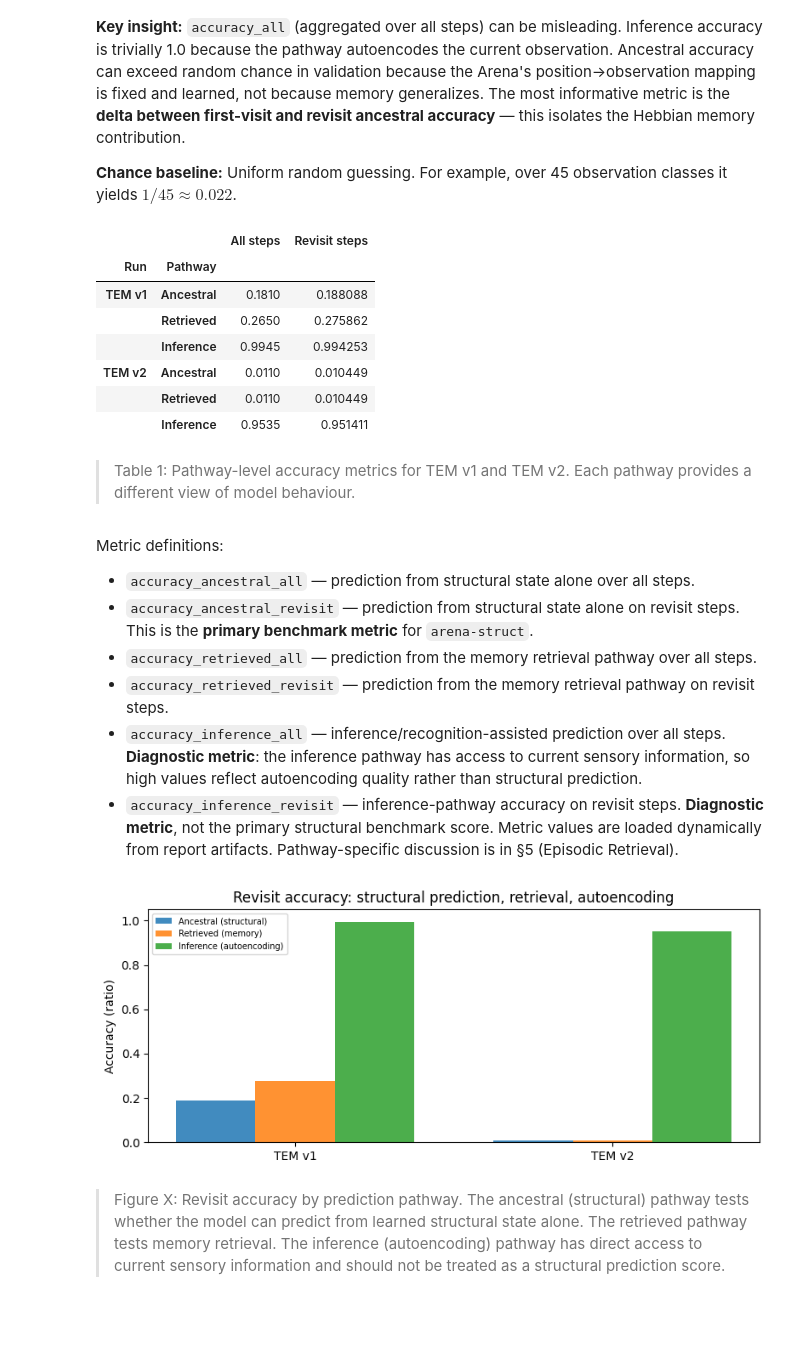
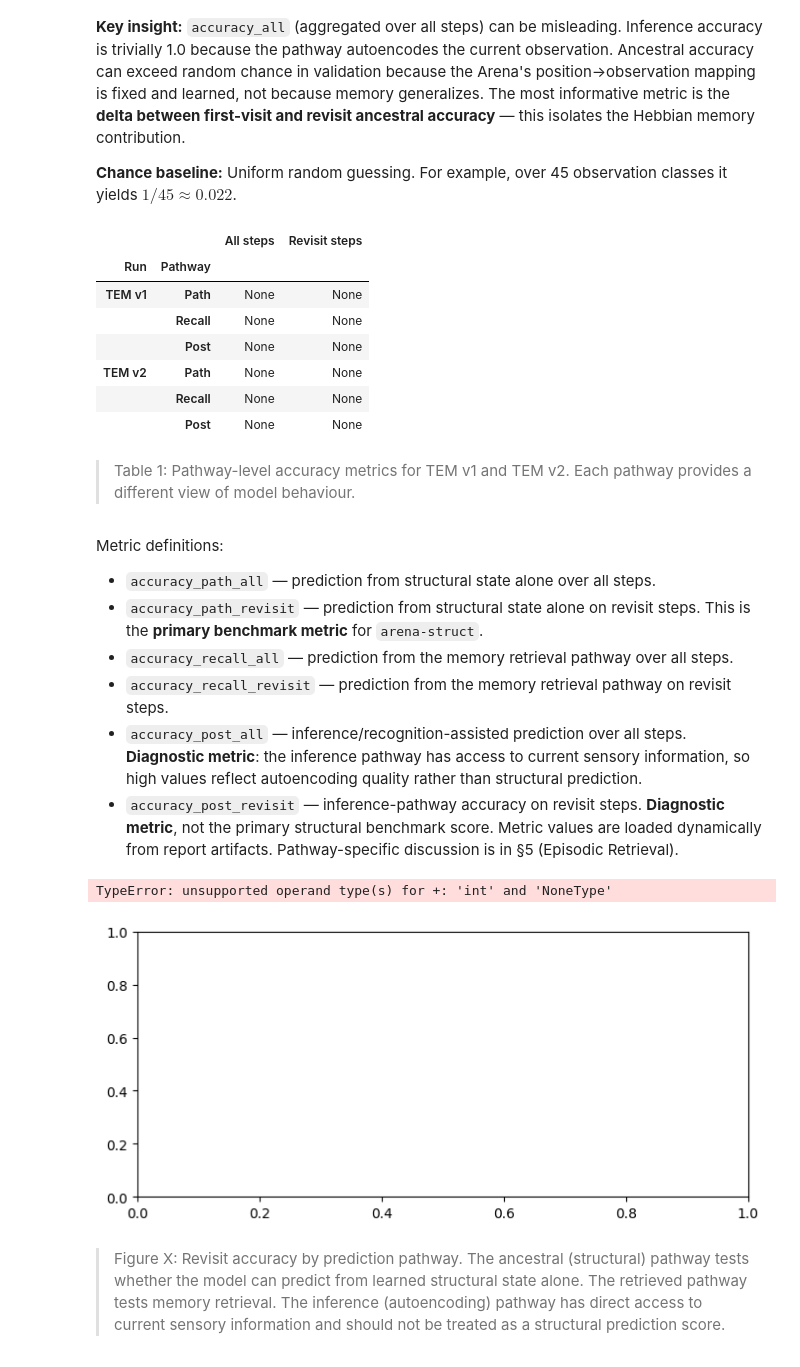
Before and after one commit to BorjaEst/ehc-sn, a Jupyter notebook: notebooks/01_structural_memory_report.ipynb, the cells around one changed output. Saved outputs shown, nothing was run; the diff lists cells and outputs as text; code cells hidden in the pictures; blank space fills up the shorter version.

Commit message:
Refactor code structure for improved readability and maintainability

```diff
--- a/notebooks/01_structural_memory_report.ipynb
+++ b/notebooks/01_structural_memory_report.ipynb
@@ -22,8 +22,8 @@ from IPython.display import Image, Markdown, display
 from notebooks.utils import display_mermaid
 
 # Report paths
-TEM_V1_REPORT_PATH = "/home/borja/ehc-sn/artifacts/reports/tem_v1/arena_n1"
-TEM_V2_REPORT_PATH = "/home/borja/ehc-sn/artifacts/reports/tem_v2/arena_n1"
+TEM_V1_REPORT_PATH = "artifacts/reports/tem_v1/arena_n1"
+TEM_V2_REPORT_PATH = "artifacts/reports/tem_v2/arena_n1"
 
 # Load reports
 tem_v1_report = open_report(TEM_V1_REPORT_PATH)
@@ -267,17 +268,17 @@ classes it yields $1/45 \approx 0.022$.
 import pandas as pd
 
 PATHWAY_MAP = {
-    "Ancestral": {
-        "all": "accuracy_ancestral_all",
-        "revisit": "accuracy_ancestral_revisit",
+    "Path": {
+        "all": "accuracy_path_all",
+        "revisit": "accuracy_path_revisit",
     },
-    "Retrieved": {
-        "all": "accuracy_retrieved_all",
-        "revisit": "accuracy_retrieved_revisit",
+    "Recall": {
+        "all": "accuracy_recall_all",
+        "revisit": "accuracy_recall_revisit",
     },
-    "Inference": {
-        "all": "accuracy_inference_all",
-        "revisit": "accuracy_inference_revisit",
+    "Post": {
+        "all": "accuracy_post_all",
+        "revisit": "accuracy_post_revisit",
     },
 }
 
@@ -307,61 +308,62 @@ display(table)
 # %% [output]
 |  |  | All steps | Revisit steps |
 | Run | Pathway |  |  |
-| TEM v1 | Ancestral | 0.1810 | 0.188088 |
-|  | Retrieved | 0.2650 | 0.275862 |
-|  | Inference | 0.9945 | 0.994253 |
-| TEM v2 | Ancestral | 0.0110 | 0.010449 |
-|  | Retrieved | 0.0110 | 0.010449 |
-|  | Inference | 0.9535 | 0.951411 |
+| TEM v1 | Path | None | None |
+|  | Recall | None | None |
+|  | Post | None | None |
+| TEM v2 | Path | None | None |
+|  | Recall | None | None |
+|  | Post | None | None |
 # %% [markdown]
 > Table 1: Pathway-level accuracy metrics for TEM v1 and TEM v2. Each pathway provides a different view of model behaviour.
 # %% [markdown]
 Metric definitions:
 
-- `accuracy_ancestral_all` — prediction from structural state alone over all steps.
-- `accuracy_ancestral_revisit` — prediction from structural state alone on revisit steps. This is the **primary benchmark metric** for `arena-struct`.
-- `accuracy_retrieved_all` — prediction from the memory retrieval pathway over all steps.
-- `accuracy_retrieved_revisit` — prediction from the memory retrieval pathway on revisit steps.
-- `accuracy_inference_all` — inference/recognition-assisted prediction over all steps. **Diagnostic metric**: the inference pathway has access to current sensory information, so high values reflect autoencoding quality rather than structural prediction.
-- `accuracy_inference_revisit` — inference-pathway accuracy on revisit steps. **Diagnostic metric**, not the primary structural benchmark score.
+- `accuracy_path_all` — prediction from structural state alone over all steps.
+- `accuracy_path_revisit` — prediction from structural state alone on revisit steps. This is the **primary benchmark metric** for `arena-struct`.
+- `accuracy_recall_all` — prediction from the memory retrieval pathway over all steps.
+- `accuracy_recall_revisit` — prediction from the memory retrieval pathway on revisit steps.
+- `accuracy_post_all` — inference/recognition-assisted prediction over all steps. **Diagnostic metric**: the inference pathway has access to current sensory information, so high values reflect autoencoding quality rather than structural prediction.
+- `accuracy_post_revisit` — inference-pathway accuracy on revisit steps. **Diagnostic metric**, not the primary structural benchmark score.
   Metric values are loaded dynamically from report artifacts. Pathway-specific discussion is in §5 (Episodic Retrieval).
 # %%
 # --- Benchmark comparison plot ----------------------------------------------
 # Grouped bar plot: revisit accuracy by pathway and model.
 # Ancestral is left-most (strictest structural test);
 # inference is right-most (autoencoding, trivially high).
 
 import matplotlib.pyplot as plt
 import numpy as np
 
 # Reuse the table DataFrame built above for the bar plot.
 plot_df = table.reset_index()
 
-ancestral_mask = plot_df["Pathway"] == "Ancestral"
-retrieved_mask = plot_df["Pathway"] == "Retrieved"
-inference_mask = plot_df["Pathway"] == "Inference"
+ancestral_mask = plot_df["Pathway"] == "Path"
+retrieved_mask = plot_df["Pathway"] == "Recall"
+inference_mask = plot_df["Pathway"] == "Post"
 
 fig, ax = plt.subplots(figsize=(8, 3.5))
 x = np.arange(len(plot_df["Run"].unique()))
 width = 0.25
 
 anc_vals = plot_df.loc[ancestral_mask, "Revisit steps"].values
 ret_vals = plot_df.loc[retrieved_mask, "Revisit steps"].values
 inf_vals = plot_df.loc[inference_mask, "Revisit steps"].values
 
-ax.bar(x - width, anc_vals, width, label="Ancestral (structural)", alpha=0.85)
+ax.bar(x - width, anc_vals, width, label="Ancestral (path)", alpha=0.85)
 ax.bar(x, ret_vals, width, label="Retrieved (memory)", alpha=0.85)
 ax.bar(x + width, inf_vals, width, label="Inference (autoencoding)", alpha=0.85)
 ax.set_xticks(x)
 ax.set_xticklabels(plot_df["Run"].unique())
 ax.set_ylabel("Accuracy (ratio)")
-ax.set_title("Revisit accuracy: structural prediction, retrieval, autoencoding")
+ax.set_title("Revisit accuracy: Path integration, retrieval, autoencoding")
 ax.legend(fontsize=7)
 ax.set_ylim(0, 1.05)
 plt.tight_layout()
 plt.show()
 # %% [output]
+TypeError: unsupported operand type(s) for +: 'int' and 'NoneType'
-[figure, old version]
+[figure, new version]
 # %% [markdown]
 > Figure X: Revisit accuracy by prediction pathway. The ancestral (structural) pathway tests whether the model can predict from learned structural state alone. The retrieved pathway tests memory retrieval. The inference (autoencoding) pathway has direct access to current sensory information and should not be treated as a structural prediction score.
 # %% [markdown]
```
Also changed, not shown: parts of 12 cells of this notebook, 1 other file.
